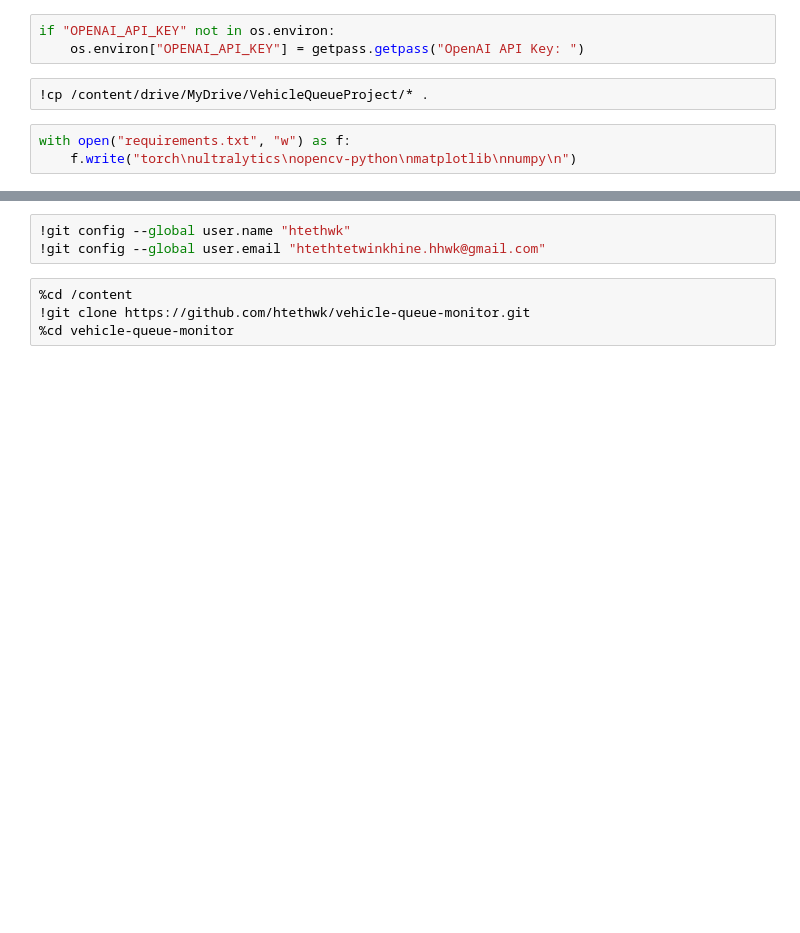
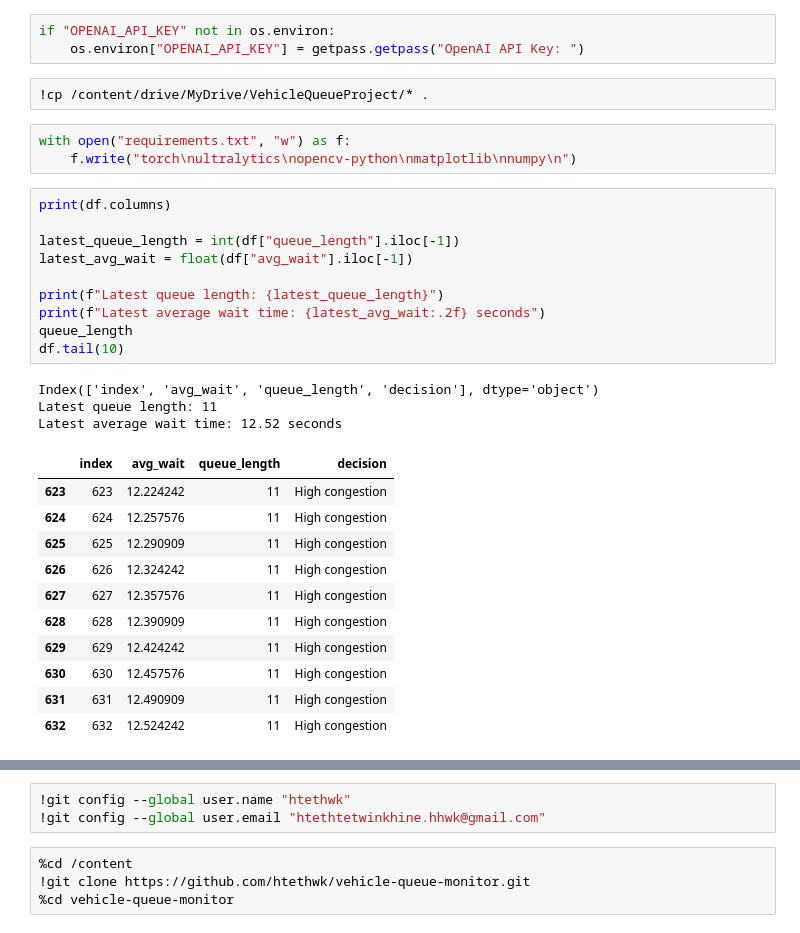
Before and after one commit to Htethwk/vehicle-queue-monitor, a Jupyter notebook: Computer_Vision_and_Wait_time.ipynb, the cells around one changed output, grey strips where cells are left out. Cells and saved outputs as stored; diff of their text form; blank space fills up the shorter version.

```diff
--- a/Computer_Vision_and_Wait_time.ipynb
+++ b/Computer_Vision_and_Wait_time.ipynb
@@ -265,6 +249,31 @@ if "OPENAI_API_KEY" not in os.environ:
 # %%
 with open("requirements.txt", "w") as f:
     f.write("torch\nultralytics\nopencv-python\nmatplotlib\nnumpy\n")
+# %%
+print(df.columns)
+
+latest_queue_length = int(df["queue_length"].iloc[-1])
+latest_avg_wait = float(df["avg_wait"].iloc[-1])
+
+print(f"Latest queue length: {latest_queue_length}")
+print(f"Latest average wait time: {latest_avg_wait:.2f} seconds")
+queue_length
+df.tail(10)
+# %% [output]
+Index(['index', 'avg_wait', 'queue_length', 'decision'], dtype='object')
+Latest queue length: 11
+Latest average wait time: 12.52 seconds
+|  | index | avg_wait | queue_length | decision |
+| 623 | 623 | 12.224242 | 11 | High congestion |
+| 624 | 624 | 12.257576 | 11 | High congestion |
+| 625 | 625 | 12.290909 | 11 | High congestion |
+| 626 | 626 | 12.324242 | 11 | High congestion |
+| 627 | 627 | 12.357576 | 11 | High congestion |
+| 628 | 628 | 12.390909 | 11 | High congestion |
+| 629 | 629 | 12.424242 | 11 | High congestion |
+| 630 | 630 | 12.457576 | 11 | High congestion |
+| 631 | 631 | 12.490909 | 11 | High congestion |
+| 632 | 632 | 12.524242 | 11 | High congestion |
 # %%
 from langchain.agents import create_agent
 from langchain_core.tools import Tool
```
Also changed, not shown: parts of 9 cells of this notebook.
